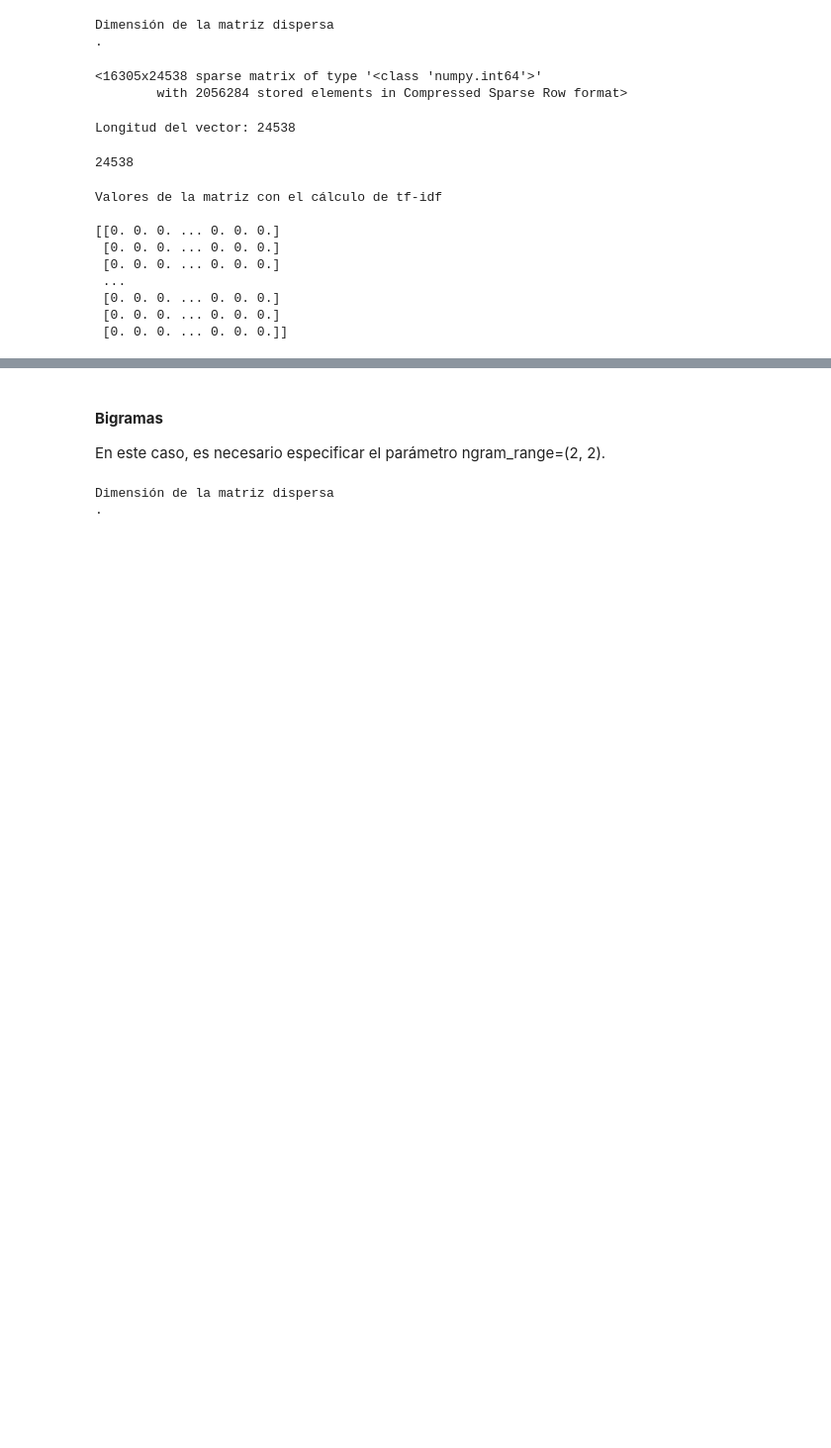
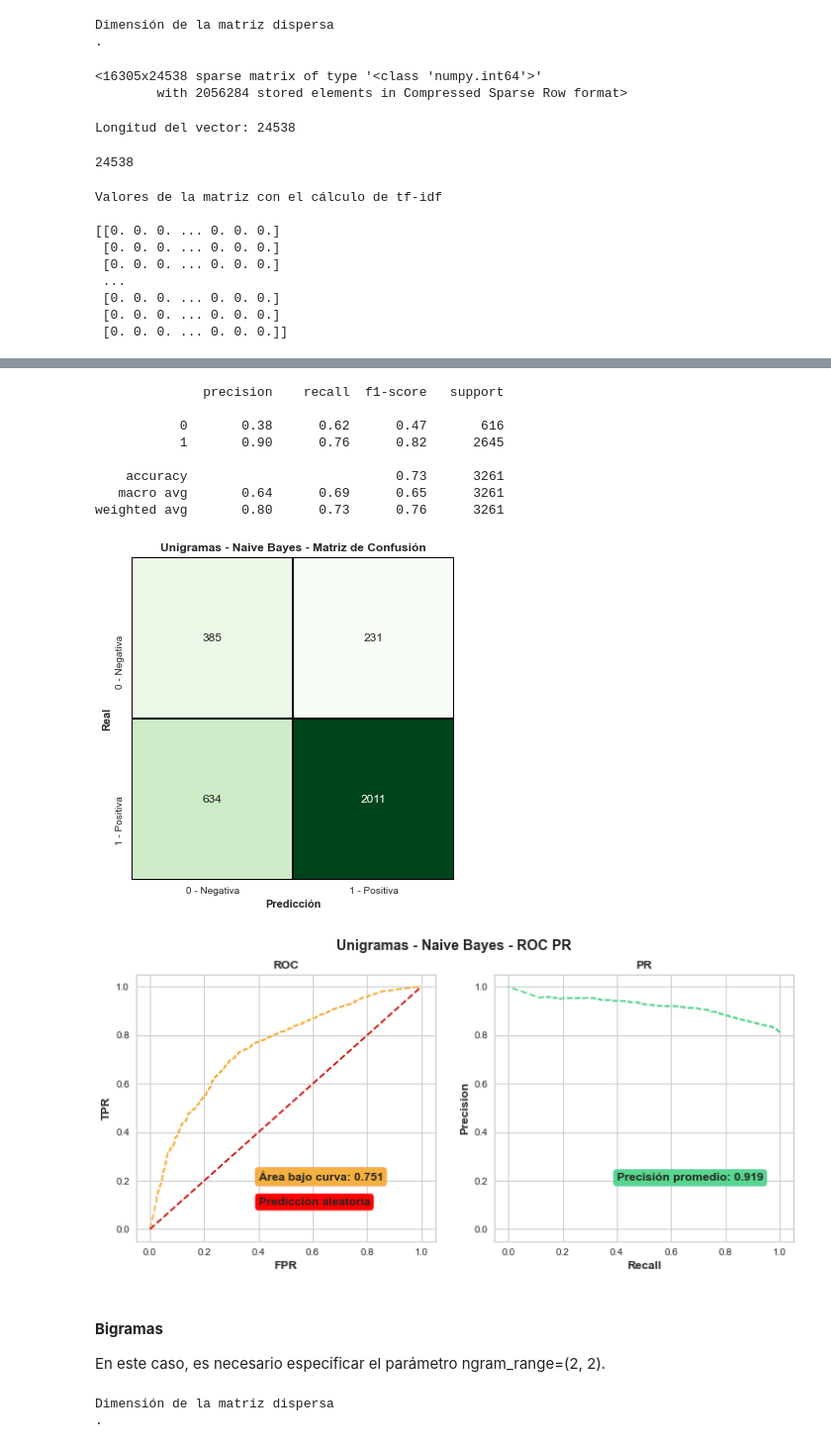
Before and after one commit to giannipablo/MentoriaDiploDatos2020, a Jupyter notebook: Practico_3y4_part_5.ipynb, the cells around one changed output, grey strips where cells are left out. Shown at 99% size. Saved outputs shown, nothing was run; the diff lists cells and outputs as text; code cells hidden in the pictures; blank space fills up the shorter version.

```diff
--- a/Practico_3y4_part_5.ipynb
+++ b/Practico_3y4_part_5.ipynb
@@ -650,3 +701,16 @@ Valores de la matriz con el cálculo de tf-idf
+# %%
+informar_resultados(y_test, y_test_pred_NB, y_test_pred_NBp[:,1], Title='Unigramas - Naive Bayes')
+# %% [output]
+              precision    recall  f1-score   support
+
+           0       0.38      0.62      0.47       616
+           1       0.90      0.76      0.82      2645
+
+    accuracy                           0.73      3261
+   macro avg       0.64      0.69      0.65      3261
+weighted avg       0.80      0.73      0.76      3261
+[figure, added]
+[figure, added]
 # %% [markdown]
 #### **Bigramas**
 
```
Also changed, not shown: parts of 22 cells of this notebook.
